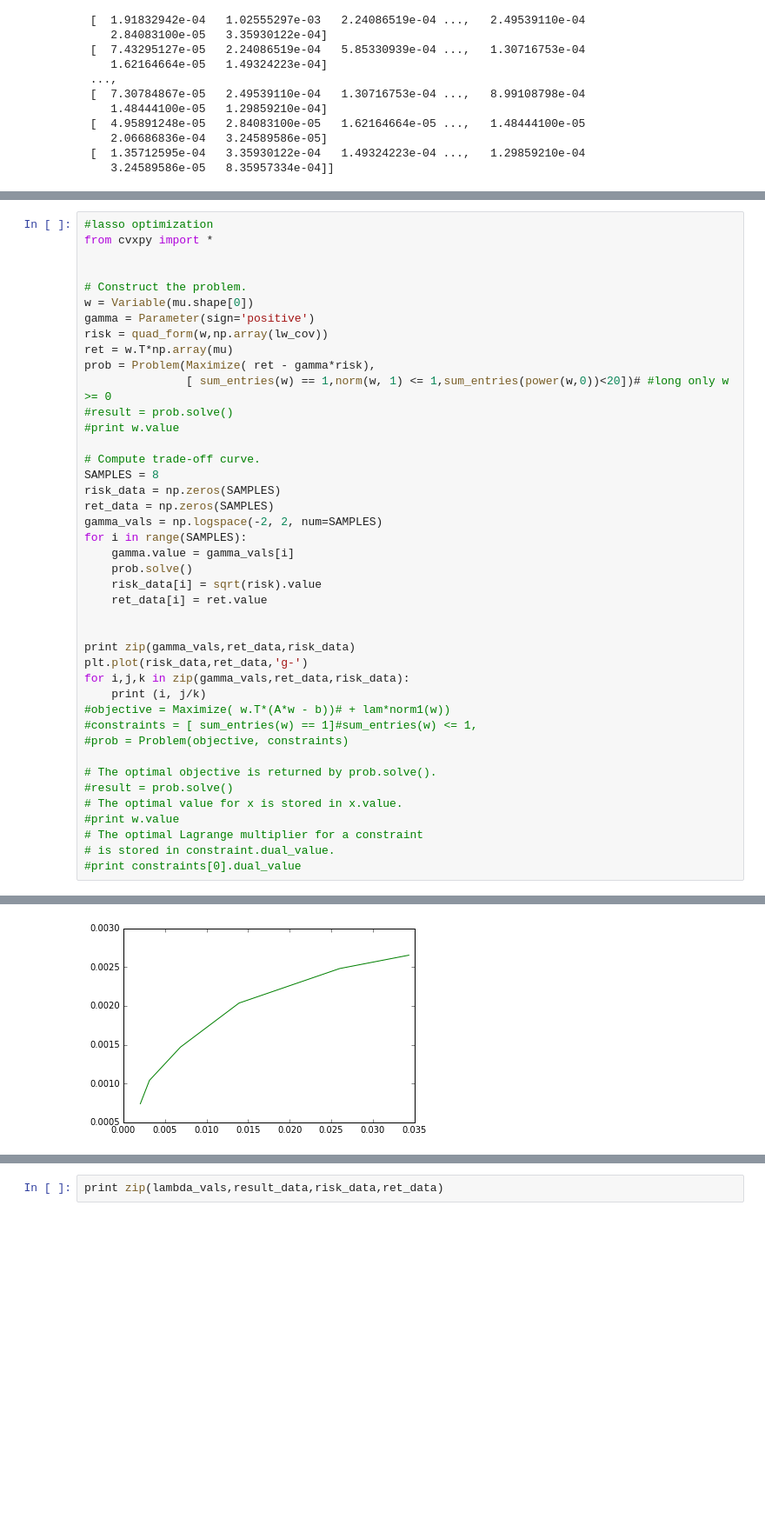
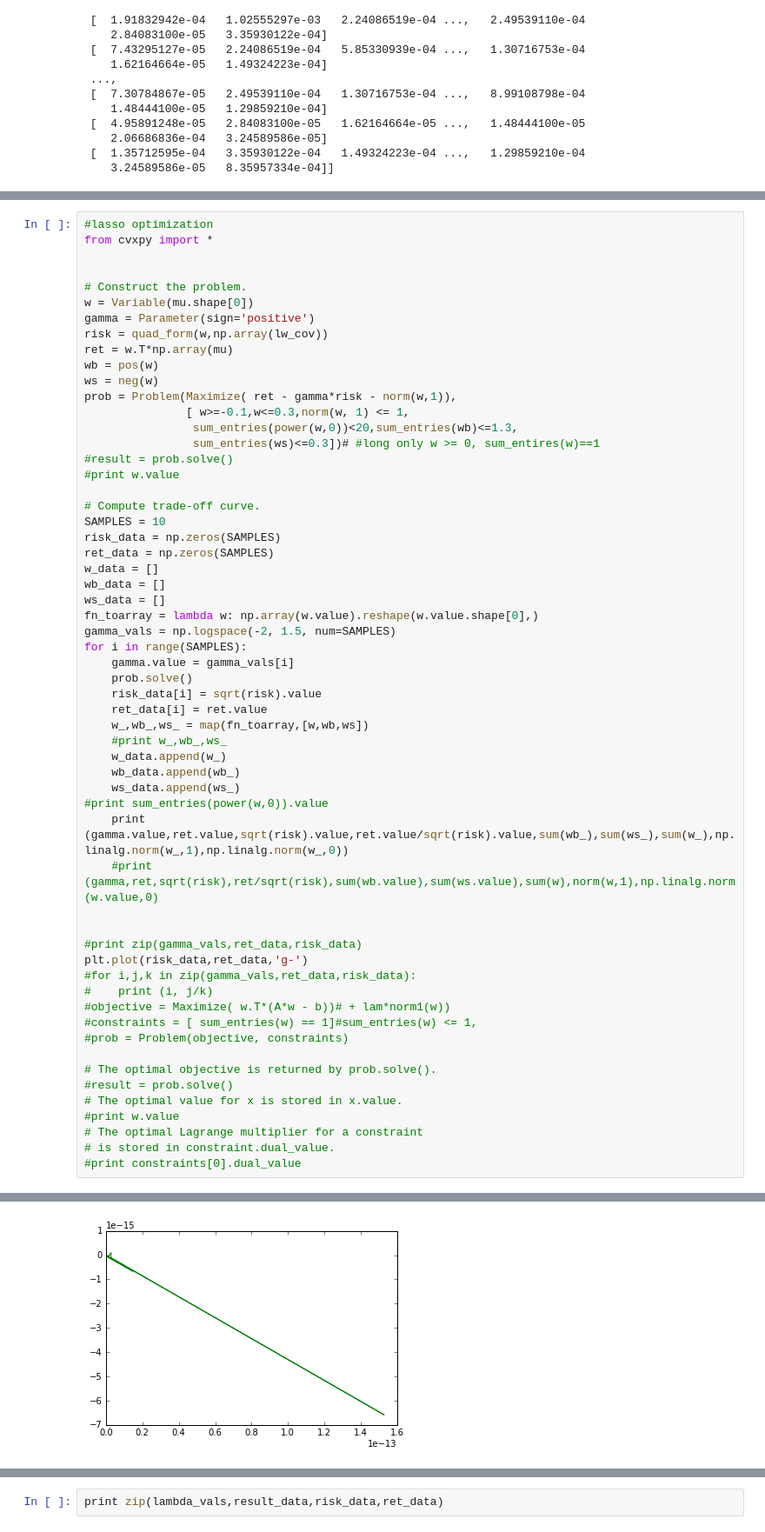
Before and after one commit to neerav1985/repo_home, a Jupyter notebook: Python/download_prices.ipynb, the cells around one changed output, grey strips where cells are left out. Shown at 87% size. Drawn from its saved outputs; the diff is of its cells as text; blank space fills up the shorter version.

```diff
--- a/Python/download_prices.ipynb
+++ b/Python/download_prices.ipynb
@@ -201,27 +206,43 @@ w = Variable(mu.shape[0])
 gamma = Parameter(sign='positive')
 risk = quad_form(w,np.array(lw_cov))
 ret = w.T*np.array(mu)
-prob = Problem(Maximize( ret - gamma*risk),
-               [ sum_entries(w) == 1,norm(w, 1) <= 1,sum_entries(power(w,0))<20])# #long only w >= 0
+wb = pos(w)
+ws = neg(w)
+prob = Problem(Maximize( ret - gamma*risk - norm(w,1)),
+               [ w>=-0.1,w<=0.3,norm(w, 1) <= 1,
+                sum_entries(power(w,0))<20,sum_entries(wb)<=1.3,
+                sum_entries(ws)<=0.3])# #long only w >= 0, sum_entires(w)==1
 #result = prob.solve()
 #print w.value
 
 # Compute trade-off curve.
-SAMPLES = 8
+SAMPLES = 10
 risk_data = np.zeros(SAMPLES)
 ret_data = np.zeros(SAMPLES)
-gamma_vals = np.logspace(-2, 2, num=SAMPLES)
+w_data = []
+wb_data = []
+ws_data = []
+fn_toarray = lambda w: np.array(w.value).reshape(w.value.shape[0],)
+gamma_vals = np.logspace(-2, 1.5, num=SAMPLES)
 for i in range(SAMPLES):
     gamma.value = gamma_vals[i]
     prob.solve()
     risk_data[i] = sqrt(risk).value
     ret_data[i] = ret.value
+    w_,wb_,ws_ = map(fn_toarray,[w,wb,ws])
+    #print w_,wb_,ws_
+    w_data.append(w_)
+    wb_data.append(wb_)
+    ws_data.append(ws_)
+#print sum_entries(power(w,0)).value
+    print (gamma.value,ret.value,sqrt(risk).value,ret.value/sqrt(risk).value,sum(wb_),sum(ws_),sum(w_),np.linalg.norm(w_,1),np.linalg.norm(w_,0))
+    #print (gamma,ret,sqrt(risk),ret/sqrt(risk),sum(wb.value),sum(ws.value),sum(w),norm(w,1),np.linalg.norm(w.value,0)
 
 
-print zip(gamma_vals,ret_data,risk_data)
+#print zip(gamma_vals,ret_data,risk_data)
 plt.plot(risk_data,ret_data,'g-')
-for i,j,k in zip(gamma_vals,ret_data,risk_data):
-    print (i, j/k)
+#for i,j,k in zip(gamma_vals,ret_data,risk_data):
+#    print (i, j/k)
 #objective = Maximize( w.T*(A*w - b))# + lam*norm1(w))
 #constraints = [ sum_entries(w) == 1]#sum_entries(w) <= 1,
 #prob = Problem(objective, constraints)
@@ -246 +269 @@ for i,j,k in zip(gamma_vals,ret_data,risk_data):
-[figure, old version]
+[figure, new version]
```
Also changed, not shown: parts of 9 cells of this notebook.
